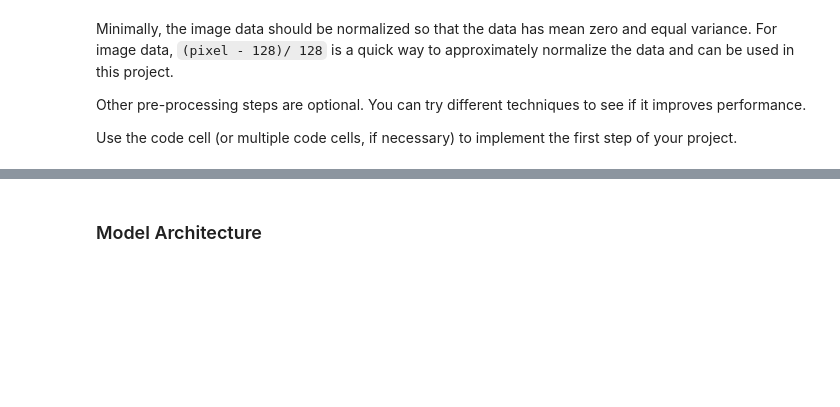
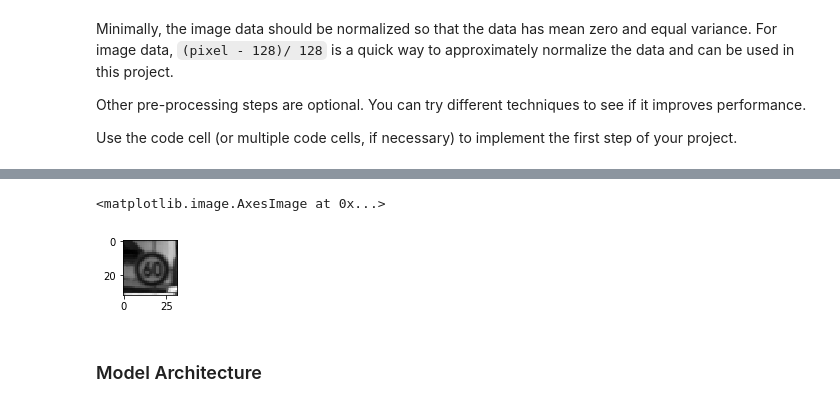
Before and after one commit to mathiasvkaiz/sdcnd-traffic-sign-classifier-p2, a Jupyter notebook: Traffic_Sign_Classifier.ipynb, the cells around one changed output, grey strips where cells are left out. Saved outputs shown, nothing was run; the diff lists cells and outputs as text; code cells hidden in the pictures; blank space fills up the shorter version.

```diff
--- a/Traffic_Sign_Classifier.ipynb
+++ b/Traffic_Sign_Classifier.ipynb
@@ -179,15 +180,9 @@ def normalize(X, length):
 
     return X_normalized
 
-# shuffle test data
-X_train, y_train = shuffle(X_train, y_train)
 
-# normalize sets
-X_train_norm = normalize(X_train, n_train)
-X_valid_norm = normalize(X_valid, n_valid)
-X_test_norm = normalize(X_test, n_test)
-
-# set sets to be used for training and evaluation
-X_train_used = X_train_norm # X_train
-X_valid_used = X_valid_norm # X_valid
-X_test_used = X_test_norm # X_test
+def grayscale(X, length):
+    X_gray = np.empty((length, 32, 32, 1), dtype=np.float32)
+    # based on formula Y' = 0.299 R + 0.587 G + 0.114 B
+    X_gray = np.dot(X[...,:3], [0.299, 0.587, 0.114])[..., np.newaxis]
+    return X_gray
@@ -193,0 +220,8 @@ X_test_used = X_test_norm # X_test
+# %%
+image = X_train_norm[index].squeeze()
+
+plt.figure(figsize=(1,1))
+plt.imshow(image, cmap="gray")
+# %% [output]
+<matplotlib.image.AxesImage at 0x...>
+[figure, added]
```
Also changed, not shown: parts of 14 cells of this notebook.
